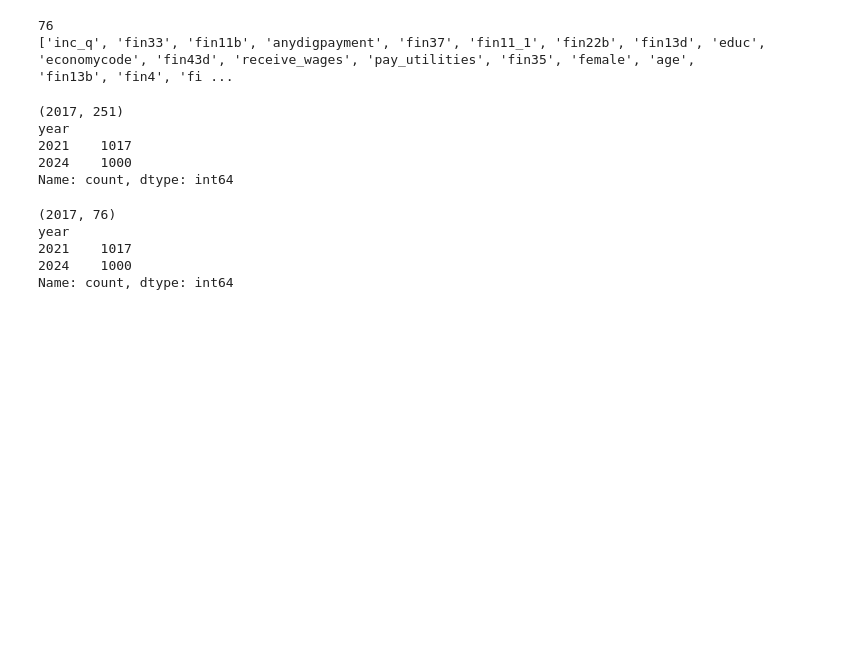
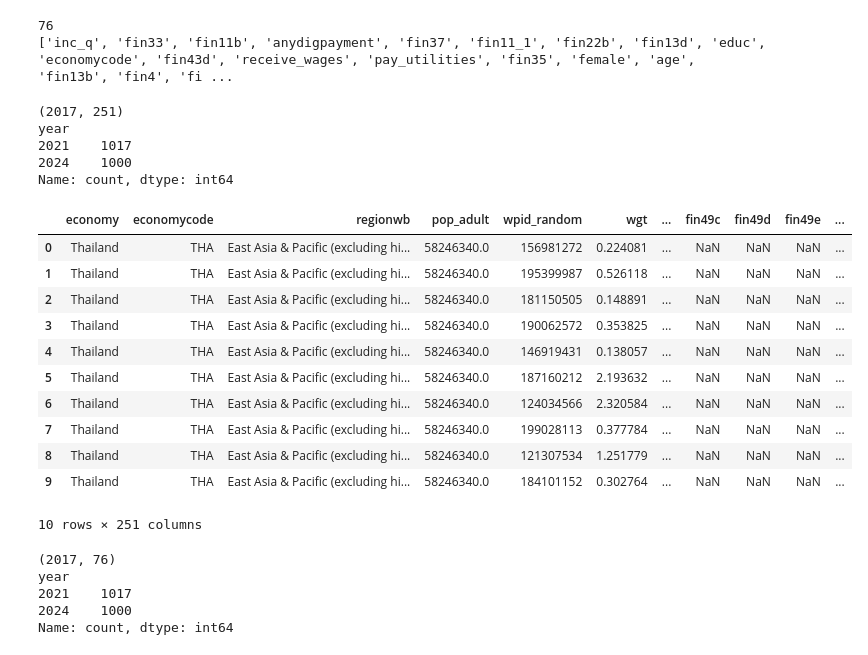
Before and after one commit to ArslanAmanov/Finance, a Jupyter notebook: QuantAnalyses/QME_term_project/EDA.ipynb, the cells around one changed output. Cells and saved outputs as stored; diff of their text form; code cells hidden in the pictures; blank space fills up the shorter version.

```diff
--- a/QuantAnalyses/QME_term_project/EDA.ipynb
+++ b/QuantAnalyses/QME_term_project/EDA.ipynb
@@ -94,6 +94,21 @@ year
 2021    1017
 2024    1000
 Name: count, dtype: int64
+# %%
+df_thai.head(10)
+# %% [output]
+|  | economy | economycode | regionwb | pop_adult | wpid_random | wgt | ... | fin49c | fin49d | fin49e | ... |
+| 0 | Thailand | THA | East Asia & Pacific (excluding hi... | 58246340.0 | 156981272 | 0.224081 | ... | NaN | NaN | NaN | ... |
+| 1 | Thailand | THA | East Asia & Pacific (excluding hi... | 58246340.0 | 195399987 | 0.526118 | ... | NaN | NaN | NaN | ... |
+| 2 | Thailand | THA | East Asia & Pacific (excluding hi... | 58246340.0 | 181150505 | 0.148891 | ... | NaN | NaN | NaN | ... |
+| 3 | Thailand | THA | East Asia & Pacific (excluding hi... | 58246340.0 | 190062572 | 0.353825 | ... | NaN | NaN | NaN | ... |
+| 4 | Thailand | THA | East Asia & Pacific (excluding hi... | 58246340.0 | 146919431 | 0.138057 | ... | NaN | NaN | NaN | ... |
+| 5 | Thailand | THA | East Asia & Pacific (excluding hi... | 58246340.0 | 187160212 | 2.193632 | ... | NaN | NaN | NaN | ... |
+| 6 | Thailand | THA | East Asia & Pacific (excluding hi... | 58246340.0 | 124034566 | 2.320584 | ... | NaN | NaN | NaN | ... |
+| 7 | Thailand | THA | East Asia & Pacific (excluding hi... | 58246340.0 | 199028113 | 0.377784 | ... | NaN | NaN | NaN | ... |
+| 8 | Thailand | THA | East Asia & Pacific (excluding hi... | 58246340.0 | 121307534 | 1.251779 | ... | NaN | NaN | NaN | ... |
+| 9 | Thailand | THA | East Asia & Pacific (excluding hi... | 58246340.0 | 184101152 | 0.302764 | ... | NaN | NaN | NaN | ... |
+10 rows × 251 columns
 # %%
 df_common = df_thai[common_columns].copy()
 print(df_common.shape)
```
Also changed, not shown: parts of 7 cells of this notebook, 1 other file.
